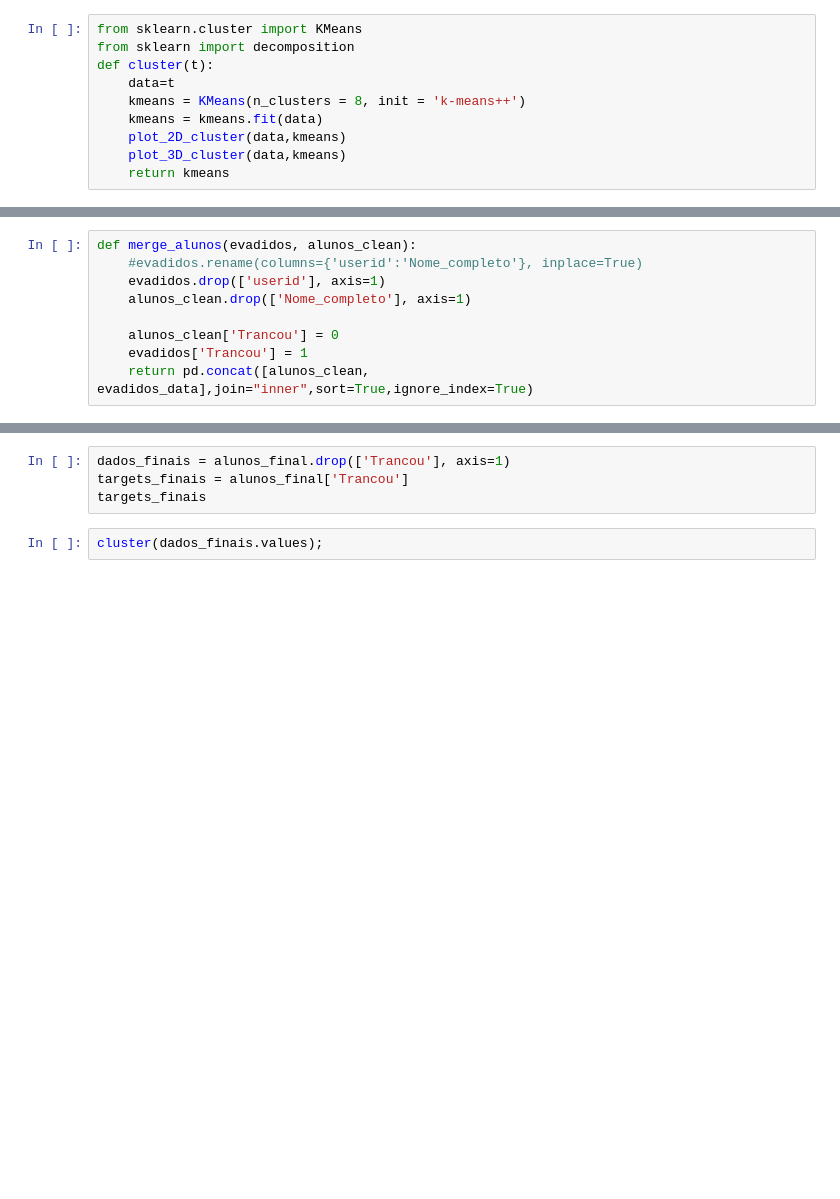
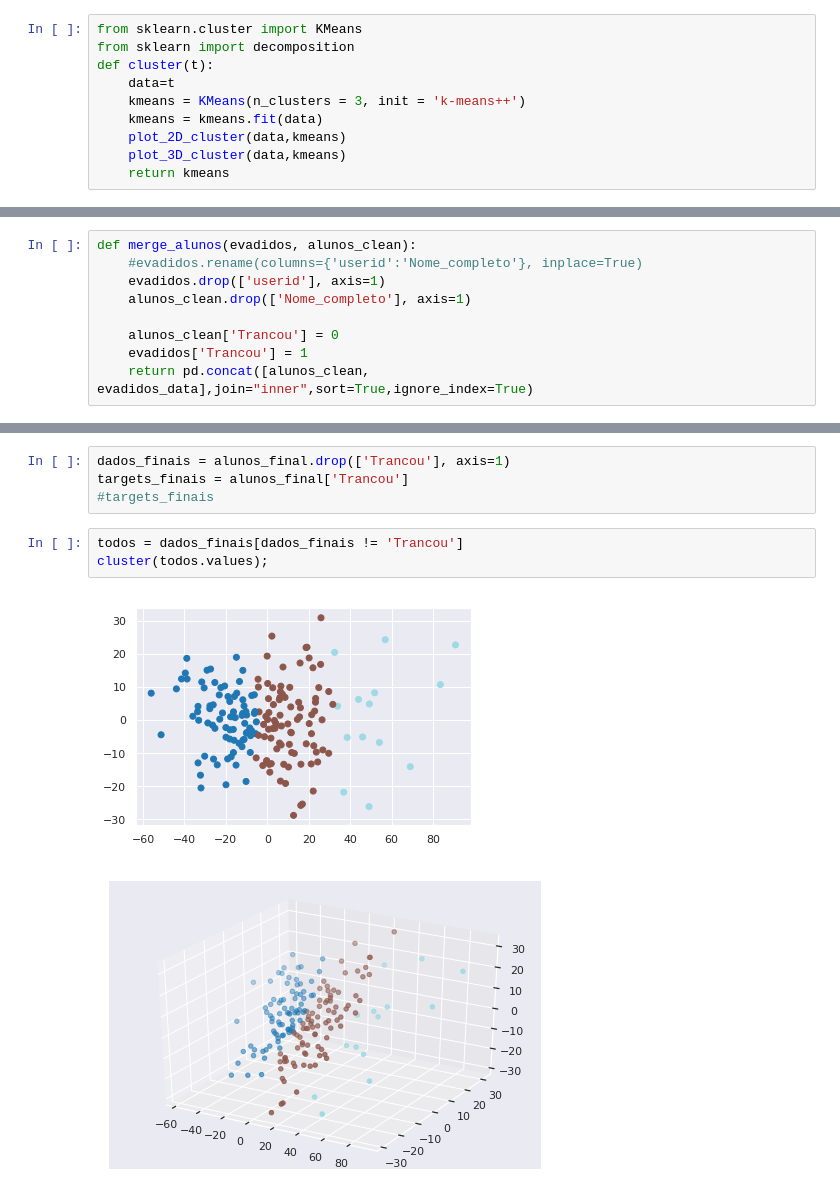
Before and after one commit to rrm86/CRE_Analysis, a Jupyter notebook: analise.ipynb, the cells around one changed output, grey strips where cells are left out. Cells and saved outputs as stored; diff of their text form; blank space fills up the shorter version.

Commit message:
Finish plot and evaluation

```diff
--- a/analise.ipynb
+++ b/analise.ipynb
@@ -184,7 +230,7 @@ from sklearn.cluster import KMeans
 from sklearn import decomposition
 def cluster(t):
     data=t
-    kmeans = KMeans(n_clusters = 8, init = 'k-means++')
+    kmeans = KMeans(n_clusters = 3, init = 'k-means++')
     kmeans = kmeans.fit(data)
     plot_2D_cluster(data,kmeans)
     plot_3D_cluster(data,kmeans)
@@ -283,9 +371,13 @@ alunos_final.head()
 # %%
 dados_finais = alunos_final.drop(['Trancou'], axis=1)
 targets_finais = alunos_final['Trancou']
-targets_finais
+#targets_finais
-# %%
-cluster(dados_finais.values);
+# %%
+todos = dados_finais[dados_finais != 'Trancou']
+cluster(todos.values);
+# %% [output]
+[figure, added]
+[figure, added]
 # %%
 from sklearn.model_selection import train_test_split
 
```
Also changed, not shown: parts of 33 cells of this notebook.
